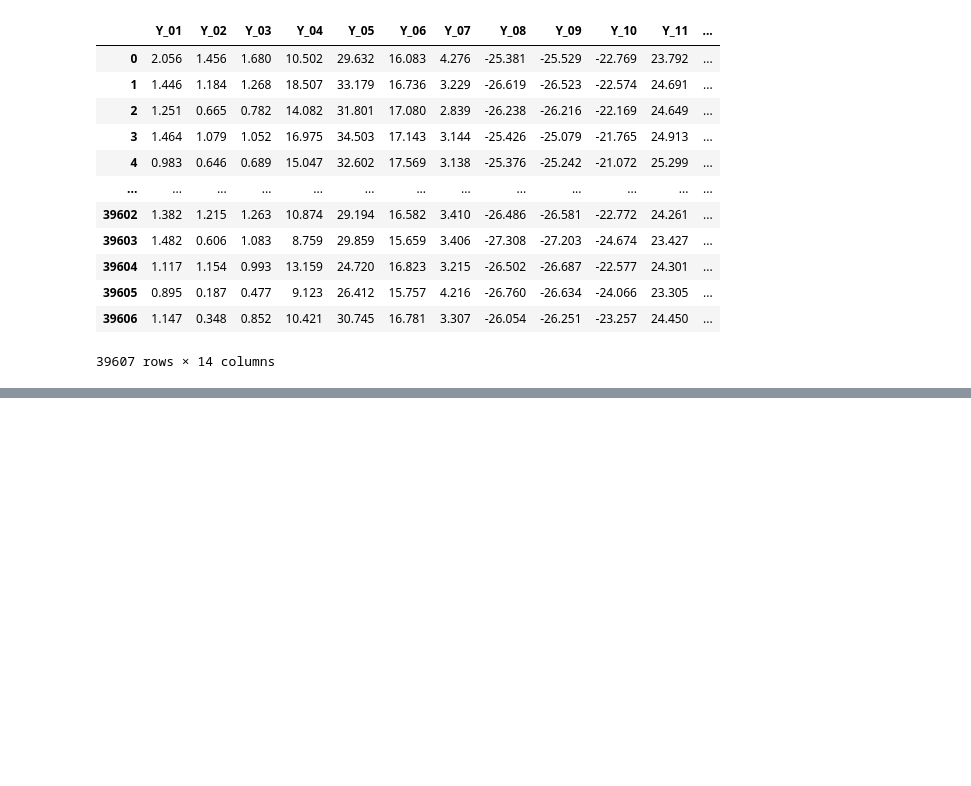
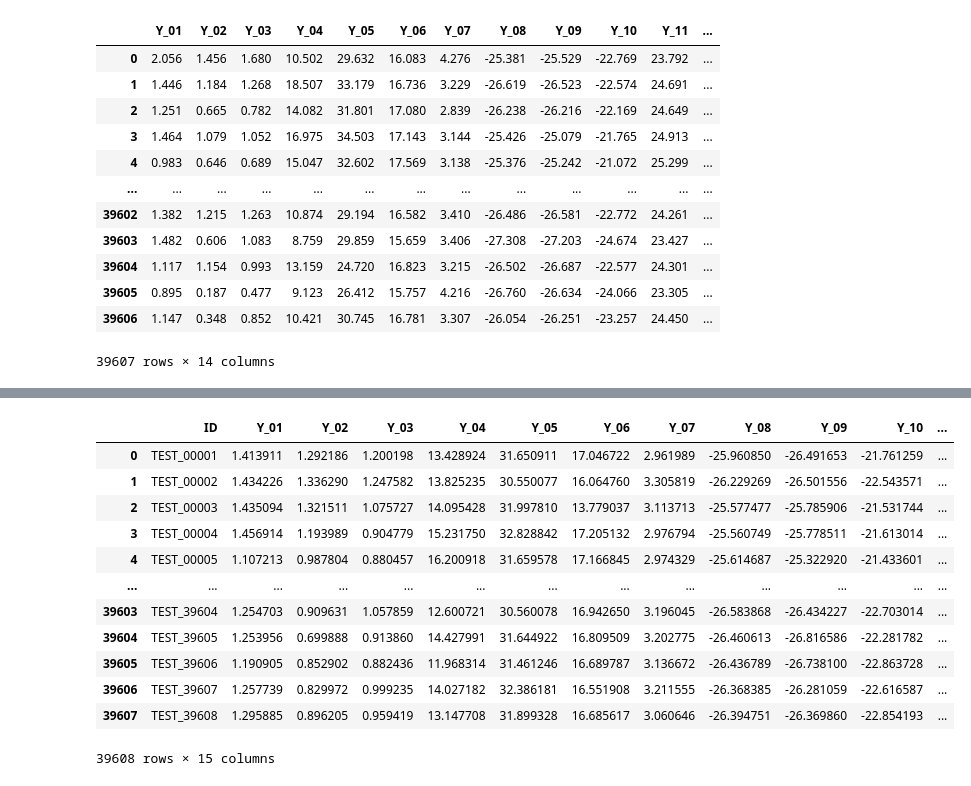
Before and after one commit to hykhhijk/Dacon, a Jupyter notebook: LG_Radar/Base.ipynb, the cells around one changed output, grey strips where cells are left out. Cells and saved outputs as stored; diff of their text form; code cells hidden in the pictures; blank space fills up the shorter version.

```diff
--- a/LG_Radar/Base.ipynb
+++ b/LG_Radar/Base.ipynb
@@ -81,0 +124,2 @@ RandomForestRegressor()
+# %%
+pred = np.transpose(pred)
@@ -99,3 +150,21 @@ submission[list(submission.columns[1:])]
 39608 rows × 14 columns
 # %%
 submission.to_csv("./base_submission.csv", index=None)
+# %%
+submission[list(submission.columns[1:])] = pred
+# %%
+submission
+# %% [output]
+|  | ID | Y_01 | Y_02 | Y_03 | Y_04 | Y_05 | Y_06 | Y_07 | Y_08 | Y_09 | Y_10 | ... |
+| 0 | TEST_00001 | 1.413911 | 1.292186 | 1.200198 | 13.428924 | 31.650911 | 17.046722 | 2.961989 | -25.960850 | -26.491653 | -21.761259 | ... |
+| 1 | TEST_00002 | 1.434226 | 1.336290 | 1.247582 | 13.825235 | 30.550077 | 16.064760 | 3.305819 | -26.229269 | -26.501556 | -22.543571 | ... |
+| 2 | TEST_00003 | 1.435094 | 1.321511 | 1.075727 | 14.095428 | 31.997810 | 13.779037 | 3.113713 | -25.577477 | -25.785906 | -21.531744 | ... |
+| 3 | TEST_00004 | 1.456914 | 1.193989 | 0.904779 | 15.231750 | 32.828842 | 17.205132 | 2.976794 | -25.560749 | -25.778511 | -21.613014 | ... |
+| 4 | TEST_00005 | 1.107213 | 0.987804 | 0.880457 | 16.200918 | 31.659578 | 17.166845 | 2.974329 | -25.614687 | -25.322920 | -21.433601 | ... |
+| ... | ... | ... | ... | ... | ... | ... | ... | ... | ... | ... | ... | ... |
+| 39603 | TEST_39604 | 1.254703 | 0.909631 | 1.057859 | 12.600721 | 30.560078 | 16.942650 | 3.196045 | -26.583868 | -26.434227 | -22.703014 | ... |
+| 39604 | TEST_39605 | 1.253956 | 0.699888 | 0.913860 | 14.427991 | 31.644922 | 16.809509 | 3.202775 | -26.460613 | -26.816586 | -22.281782 | ... |
+| 39605 | TEST_39606 | 1.190905 | 0.852902 | 0.882436 | 11.968314 | 31.461246 | 16.689787 | 3.136672 | -26.436789 | -26.738100 | -22.863728 | ... |
+| 39606 | TEST_39607 | 1.257739 | 0.829972 | 0.999235 | 14.027182 | 32.386181 | 16.551908 | 3.211555 | -26.368385 | -26.281059 | -22.616587 | ... |
+| 39607 | TEST_39608 | 1.295885 | 0.896205 | 0.959419 | 13.147708 | 31.899328 | 16.685617 | 3.060646 | -26.394751 | -26.369860 | -22.854193 | ... |
+39608 rows × 15 columns
```
Also changed, not shown: parts of 11 cells of this notebook.
